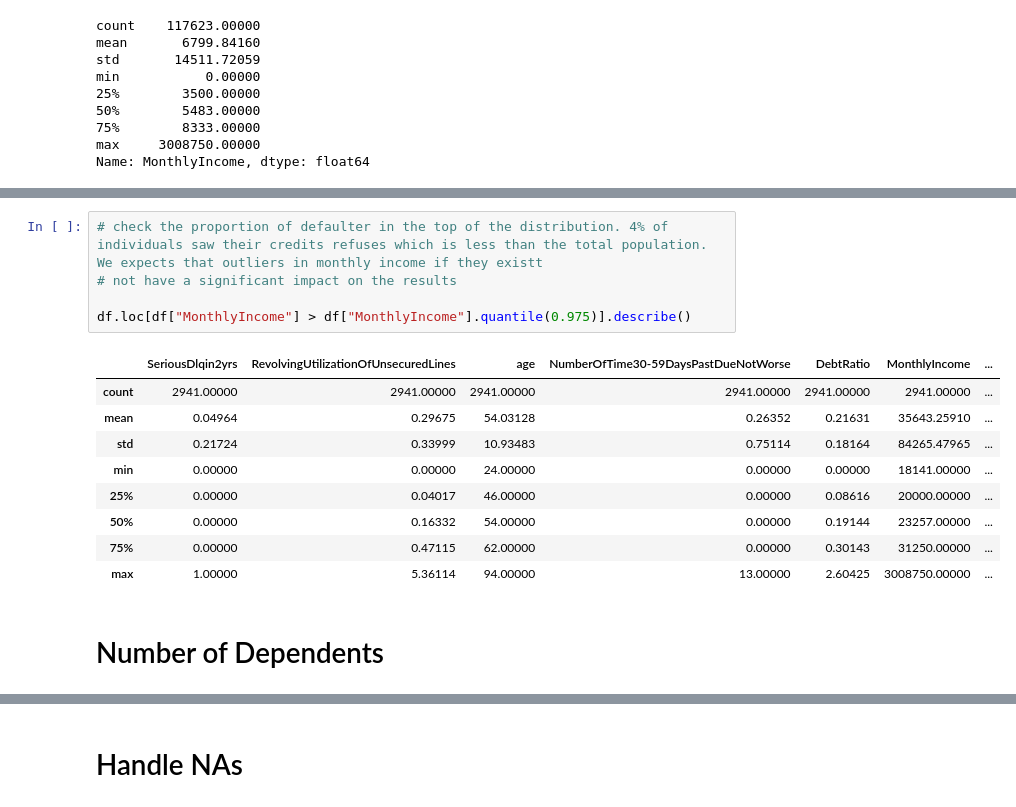
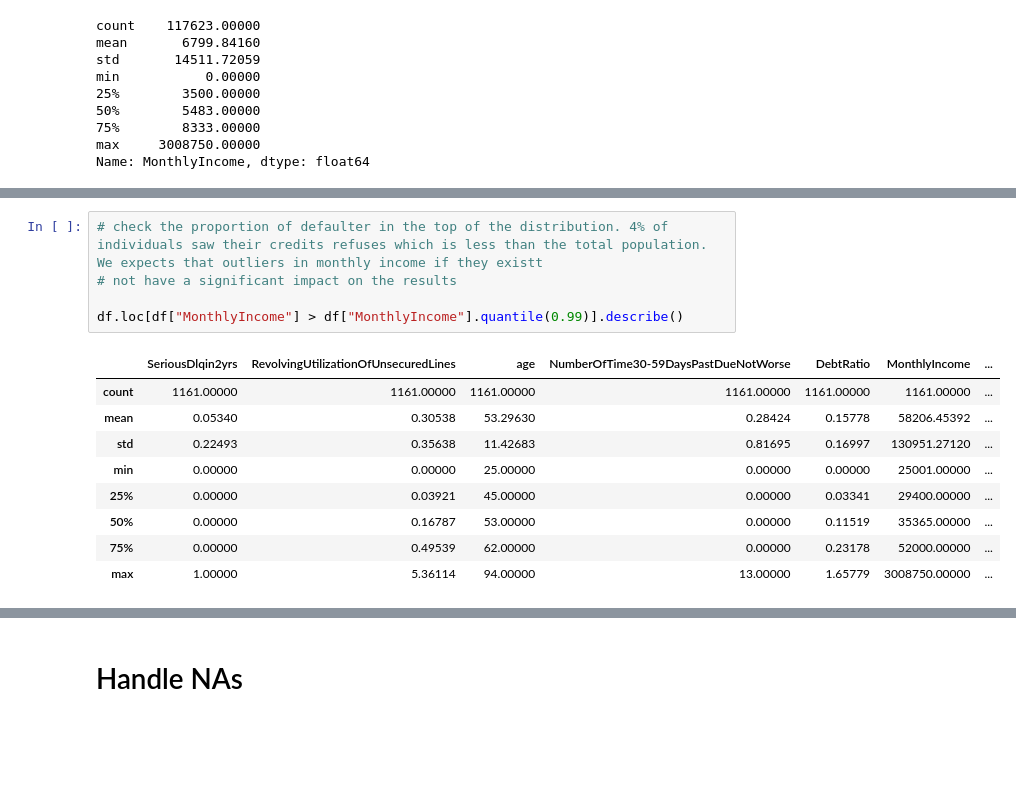
Before and after one commit to AlexisReve/Credit_Risk_ASSAS_2023, a Jupyter notebook: analysis_ML.ipynb, the cells around one changed output, grey strips where cells are left out. Saved outputs shown, nothing was run; the diff lists cells and outputs as text; blank space fills up the shorter version.

```diff
--- a/analysis_ML.ipynb
+++ b/analysis_ML.ipynb
@@ -242,17 +213,15 @@ plt.xticks(rotation=90)
 # %%
 # check the proportion of defaulter in the top of the distribution. 4% of individuals saw their credits refuses which is less than the total population. We expects that outliers in monthly income if they existt
 # not have a significant impact on the results
 
-df.loc[df["MonthlyIncome"] > df["MonthlyIncome"].quantile(0.975)].describe()
+df.loc[df["MonthlyIncome"] > df["MonthlyIncome"].quantile(0.99)].describe()
 # %% [output]
 |  | SeriousDlqin2yrs | RevolvingUtilizationOfUnsecuredLines | age | NumberOfTime30-59DaysPastDueNotWorse | DebtRatio | MonthlyIncome | ... |
-| count | 2941.00000 | 2941.00000 | 2941.00000 | 2941.00000 | 2941.00000 | 2941.00000 | ... |
-| mean | 0.04964 | 0.29675 | 54.03128 | 0.26352 | 0.21631 | 35643.25910 | ... |
-| std | 0.21724 | 0.33999 | 10.93483 | 0.75114 | 0.18164 | 84265.47965 | ... |
-| min | 0.00000 | 0.00000 | 24.00000 | 0.00000 | 0.00000 | 18141.00000 | ... |
-| 25% | 0.00000 | 0.04017 | 46.00000 | 0.00000 | 0.08616 | 20000.00000 | ... |
-| 50% | 0.00000 | 0.16332 | 54.00000 | 0.00000 | 0.19144 | 23257.00000 | ... |
-| 75% | 0.00000 | 0.47115 | 62.00000 | 0.00000 | 0.30143 | 31250.00000 | ... |
-| max | 1.00000 | 5.36114 | 94.00000 | 13.00000 | 2.60425 | 3008750.00000 | ... |
+| count | 1161.00000 | 1161.00000 | 1161.00000 | 1161.00000 | 1161.00000 | 1161.00000 | ... |
+| mean | 0.05340 | 0.30538 | 53.29630 | 0.28424 | 0.15778 | 58206.45392 | ... |
+| std | 0.22493 | 0.35638 | 11.42683 | 0.81695 | 0.16997 | 130951.27120 | ... |
+| min | 0.00000 | 0.00000 | 25.00000 | 0.00000 | 0.00000 | 25001.00000 | ... |
+| 25% | 0.00000 | 0.03921 | 45.00000 | 0.00000 | 0.03341 | 29400.00000 | ... |
+| 50% | 0.00000 | 0.16787 | 53.00000 | 0.00000 | 0.11519 | 35365.00000 | ... |
+| 75% | 0.00000 | 0.49539 | 62.00000 | 0.00000 | 0.23178 | 52000.00000 | ... |
+| max | 1.00000 | 5.36114 | 94.00000 | 13.00000 | 1.65779 | 3008750.00000 | ... |
-# %% [markdown]
-# Number of Dependents
```
Also changed, not shown: parts of 110 cells of this notebook.
